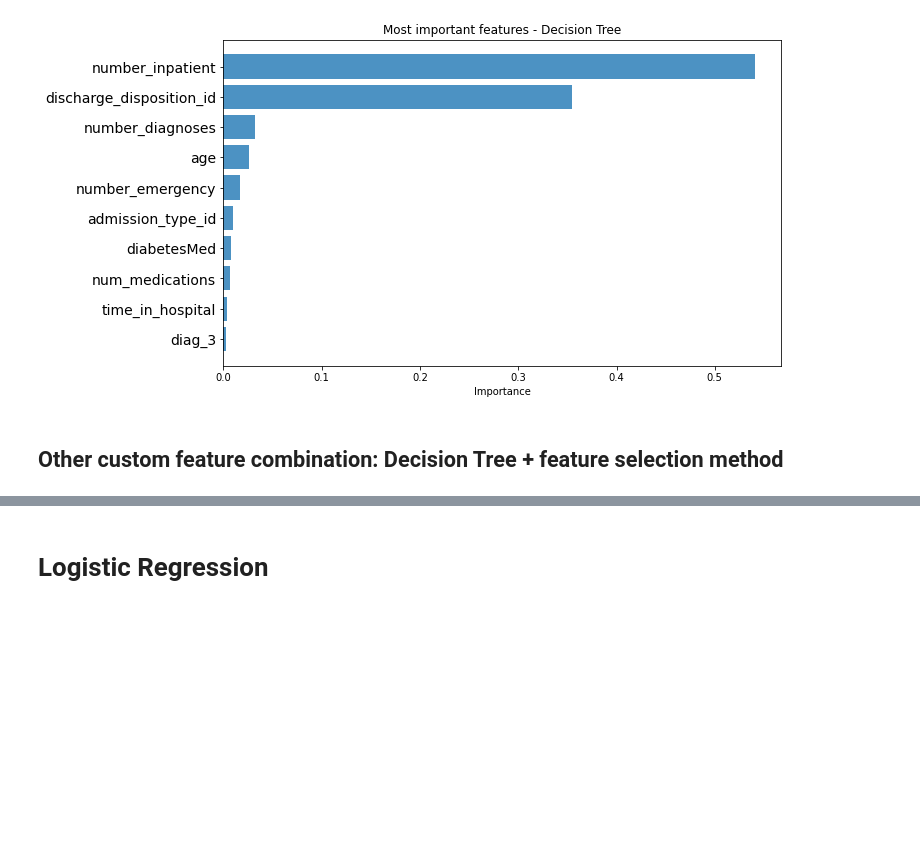
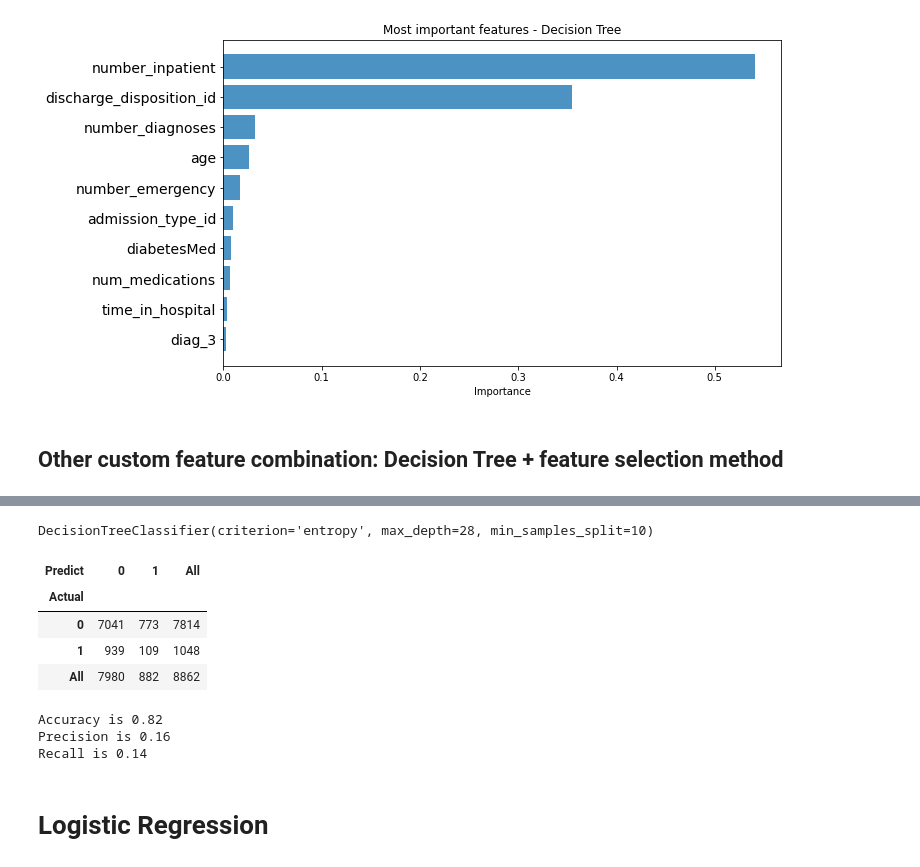
Before and after one commit to zacharyguo97/CS1_4_Codes, a Jupyter notebook: CS1_4_Project (2).ipynb, the cells around one changed output, grey strips where cells are left out. Drawn from its saved outputs; the diff is of its cells as text; code cells hidden in the pictures; blank space fills up the shorter version.

```diff
--- a/CS1_4_Project (2).ipynb
+++ b/CS1_4_Project (2).ipynb
@@ -370,5 +323,0 @@ NameError: ignored
-# %%
-from sklearn.model_selection import train_test_split
-smo = SMOTE(random_state=42)
-X_smo, y_smo = smo.fit_sample(x_selected, y)
-X_train, X_test, y_train, y_test = train_test_split(X_smo, y_smo, test_size=0.3, random_state=0)
@@ -377,4 +323,0 @@ AttributeError: ignored
-# %%
-from sklearn.neighbors import KNeighborsClassifier
-knn = KNeighborsClassifier(n_neighbors=5)
-knn.fit(X_train, y_train)
@@ -812,17 +921,29 @@ X_smo, y_smo = ncr.fit_resample(X_train, y_train)
 # %%
 dtree = DecisionTreeClassifier(max_depth=28, criterion = "entropy", min_samples_split=10)
-dtree.fit(X_smo, y_smo)
+dtree.fit(X_train, y_train)
+# %% [output]
+DecisionTreeClassifier(criterion='entropy', max_depth=28, min_samples_split=10)
 # %%
-dtree_pred_t = dtree.predict(X_test_t)
-pd.crosstab(pd.Series(y_test_t, name = 'Actual'), pd.Series(dtree_pred_t, name = 'Predict'), margins = True)
+dtree_pred_t = dtree.predict(X_test)
+pd.crosstab(pd.Series(y_test, name = 'Actual'), pd.Series(dtree_pred_t, name = 'Predict'), margins = True)
+# %% [output]
+| Predict | 0 | 1 | All |
+| Actual |  |  |  |
+| 0 | 7041 | 773 | 7814 |
+| 1 | 939 | 109 | 1048 |
+| All | 7980 | 882 | 8862 |
 # %%
-print("Accuracy is {0:.2f}".format(accuracy_score(y_test_t, dtree_pred_t)))
-print("Precision is {0:.2f}".format(precision_score(y_test_t, dtree_pred_t)))
-print("Recall is {0:.2f}".format(recall_score(y_test_t, dtree_pred_t)))
+print("Accuracy is {0:.2f}".format(accuracy_score(y_test, dtree_pred_t)))
+print("Precision is {0:.2f}".format(precision_score(y_test, dtree_pred_t)))
+print("Recall is {0:.2f}".format(recall_score(y_test, dtree_pred_t)))
 
-accuracy_dtree = accuracy_score(y_test_t, dtree_pred_t)
-precision_dtree = precision_score(y_test_t, dtree_pred_t)
-recall_dtree = recall_score(y_test_t, dtree_pred_t)
+accuracy_dtree = accuracy_score(y_test, dtree_pred_t)
+precision_dtree = precision_score(y_test, dtree_pred_t)
+recall_dtree = recall_score(y_test, dtree_pred_t)
+# %% [output]
+Accuracy is 0.82
+Precision is 0.16
+Recall is 0.14
 # %% [markdown]
 # Logistic Regression
 # %% [markdown]
```
Also changed, not shown: parts of 87 cells of this notebook.
